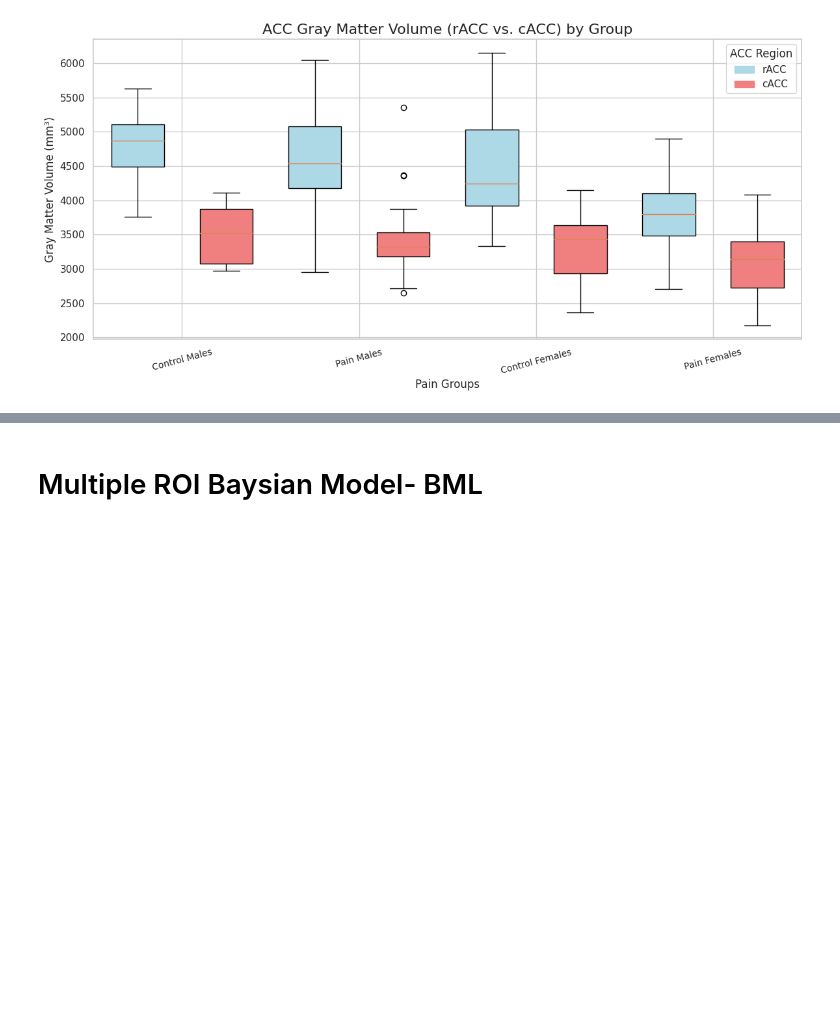
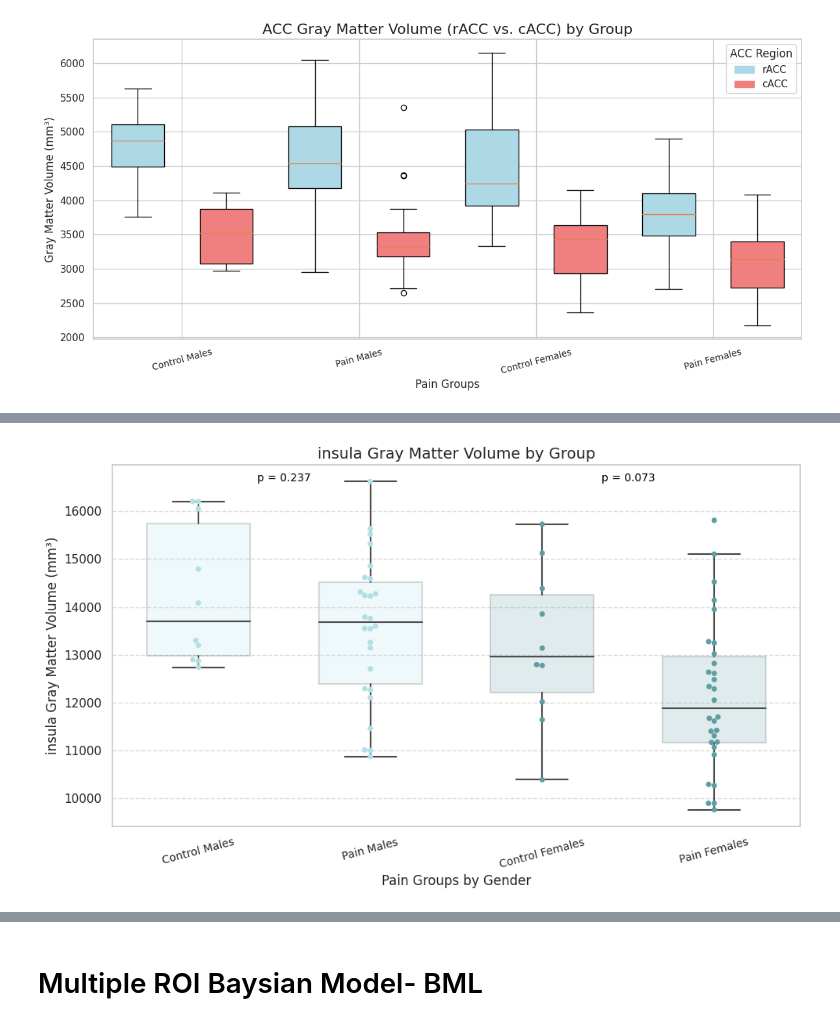
Before and after one commit to DuekLab/Pain_Gray_Matter_Analysis, a Jupyter notebook: Gray_matter_analysis_LC.ipynb, the cells around one changed output, grey strips where cells are left out. Drawn from its saved outputs; the diff is of its cells as text; code cells hidden in the pictures; blank space fills up the shorter version.

```diff
--- a/Gray_matter_analysis_LC.ipynb
+++ b/Gray_matter_analysis_LC.ipynb
@@ -600,0 +515,91 @@ T-test  162.761  0.981481
+# %%
+def generate_swarm_plots(data, columns, group_column='Group', figsize=(10, 6)):
+    """
+    Generate swarm plots for multiple columns grouped by a specified group column.
+
+    Parameters:
+        data (pd.DataFrame): The DataFrame containing the data.
+        columns (list): List of column names to generate swarm plots for.
+        group_column (str): The column used for grouping (default is 'Group').
+        figsize (tuple): The size of each plot (default is (10, 6)).
+    """
+    shared_palette = ['powderblue', 'powderblue', 'cadetblue', 'cadetblue']
+    for column in columns:
+        plt.figure(figsize=figsize)
+        # sns.boxplot(data=data, x=group_column, y=column, colors = ['powderblue', 'powderblue','cadetblue', 'cadetblue'], showfliers=False, width=0.6)
+        # sns.swarmplot(data=data, x=group_column, y=column, palette='Set2', dodge=True)
+        sns.boxplot(
+            data=data,
+            x=group_column,
+            y=column,
+            palette=shared_palette,
+            showfliers=False,
+            width=0.6
+        )
+        ax = plt.gca()  # Get the current axes
+        for patch, color in zip(ax.patches, shared_palette):
+            patch.set_facecolor(color)  # Set the fill color
+            patch.set_alpha(0.2)
+        sns.swarmplot(
+            data=data,
+            x=group_column,
+            y=column,
+            palette=shared_palette,
+            # dodge=True,
+            # alpha=0.8
+        )
+         # Perform t-tests for gender comparisons
+        # Pain males vs. control males
+        control_males = data[(data[group_column] == 'Control Males')][column].dropna()
+        pain_males = data[(data[group_column] == 'Pain Males')][column].dropna()
+        t_stat_males, p_value_males = ttest_ind(control_males, pain_males, alternative='two-sided')
+
+
+        # Pain females vs. control females
+        control_females = data[(data[group_column] == 'Control Females')][column].dropna()
+        pain_females = data[(data[group_column] == 'Pain Females')][column].dropna()
+        t_stat_females, p_value_females = ttest_ind(control_females, pain_females, alternative='two-sided')
+
+        # print(f"Male T Value: {t_stat_males}, Male p_value: {p_value_males}")
+        # print(f"Female T Value: {t_stat_females}, Female p_value: {p_value_females}")
+# Add t-test markers to the plot
+        max_y = data[column].max()  # Get the maximum y-value for positioning the markers
+        y_offset = max_y * 0.0001  # Increase the offset for better visibility
+
+        # Set y-axis limits to ensure annotations are visible
+        # plt.ylim(0, max_y + y_offset)
+
+        # Annotate for males
+        ax.annotate(
+            f'p = {p_value_males:.3f}',
+            xy=(0.5, max_y + y_offset),
+            xycoords='data',
+            ha='center',
+            fontsize=10,
+            color='black'
+        )
+
+        # Annotate for females
+        ax.annotate(
+            f'p = {p_value_females:.3f}',
+            xy=(2.5, max_y + y_offset),
+            xycoords='data',
+            ha='center',
+            fontsize=10,
+            color='black'
+        )
+
+        # Add title and labels
+        plt.title(f'{column} Gray Matter Volume by Group', fontsize=14)
+        plt.xlabel('Pain Groups by Gender', fontsize=12)
+        plt.ylabel(f'{column} Gray Matter Volume (mm³)', fontsize=12)
+        plt.xticks(rotation=15, fontsize=10)
+        plt.grid(axis='y', linestyle='--', alpha=0.7)
+        plt.tight_layout()
+        plt.show()
+
+# Example usage:
+columns_to_plot = ["insula", "rostralanteriorcingulate", "caudalanteriorcingulate", "Temporal Lobes", "Primary Motor Cortex (M1)", "Parietal Cortex", "paracentral","Inferior Frontal Gyrus (IFG)", "parahippocampal", "DLPFC", "Thalamus", "Putamen" ,"Hippocampus"]
+generate_swarm_plots(filtered_df, columns_to_plot)
+# %% [output]
+[figure, added]
```
Also changed, not shown: parts of 64 cells of this notebook.
